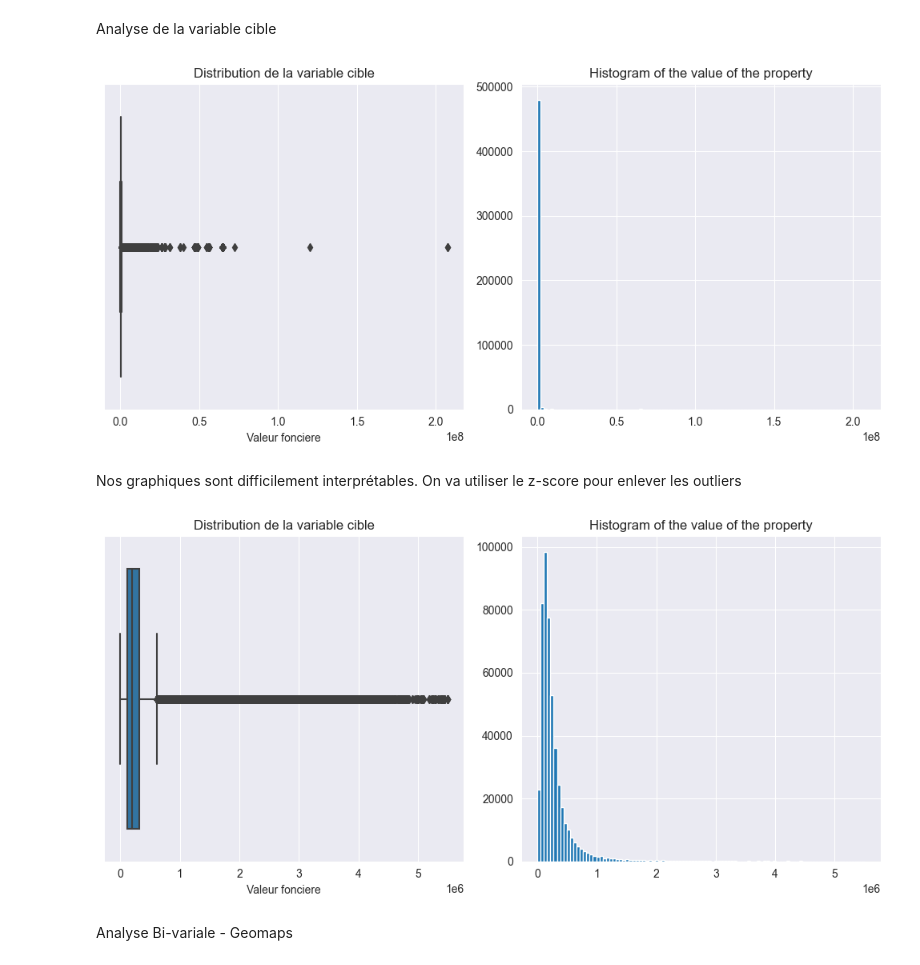
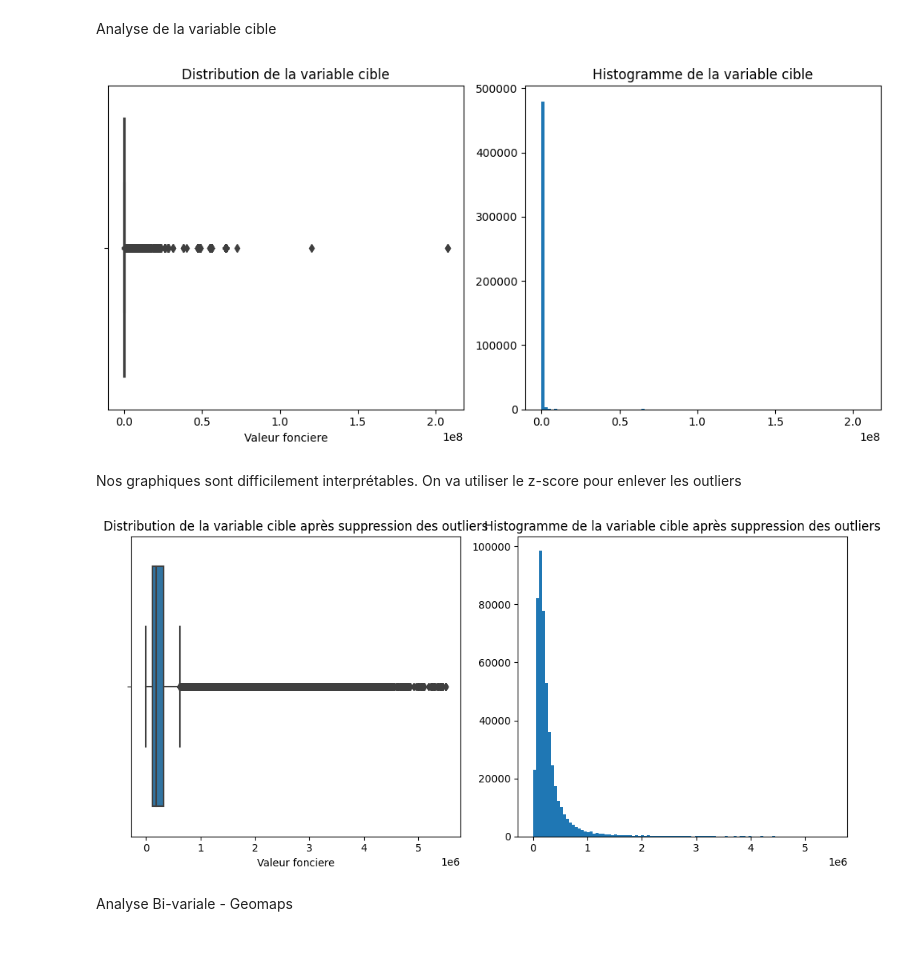
Before and after one commit to JZhg02/MasterCamp, a Jupyter notebook: nicolas copy.ipynb, the cells around one changed output. Drawn from its saved outputs; the diff is of its cells as text; code cells hidden in the pictures.

```diff
--- a/nicolas copy.ipynb
+++ b/nicolas copy.ipynb
@@ -311,18 +297,16 @@ Analyse de la variable cible
 # %%
 fig, axs = plt.subplots(1, 2, figsize=(10,5))
 
-# Boxplot de la variable cible
 sns.boxplot(x=df['Valeur fonciere'], ax=axs[0])
 axs[0].set_title('Distribution de la variable cible')
 
-# Histogramme de la valeur foncière
 axs[1].hist(df['Valeur fonciere'], bins=100)
-axs[1].set_title('Histogram of the value of the property')
+axs[1].set_title('Histogramme de la variable cible')
 
 plt.tight_layout()
 plt.show()
 # %% [output]
-[figure, old version]
+[figure, new version]
 # %% [markdown]
 Nos graphiques sont difficilement interprétables. On va utiliser le z-score pour enlever les outliers
 # %%
@@ -342,18 +324,16 @@ df_2019 = df_2019[(z < threshold)]
 # %%
 fig, axs = plt.subplots(1, 2, figsize=(10,5))
 
-# Boxplot de la variable cible
 sns.boxplot(x=df['Valeur fonciere'], ax=axs[0])
-axs[0].set_title('Distribution de la variable cible')
+axs[0].set_title('Distribution de la variable cible après suppression des outliers')
 
-# Histogramme de la valeur foncière
 axs[1].hist(df['Valeur fonciere'], bins=100)
-axs[1].set_title('Histogram of the value of the property')
+axs[1].set_title('Histogramme de la variable cible après suppression des outliers')
 
 plt.tight_layout()
 plt.show()
 # %% [output]
-[figure, old version]
+[figure, new version]
 # %% [markdown]
 Analyse Bi-variale - Geomaps
 # %%
```
Also changed, not shown: parts of 51 cells of this notebook, 1 other file.
